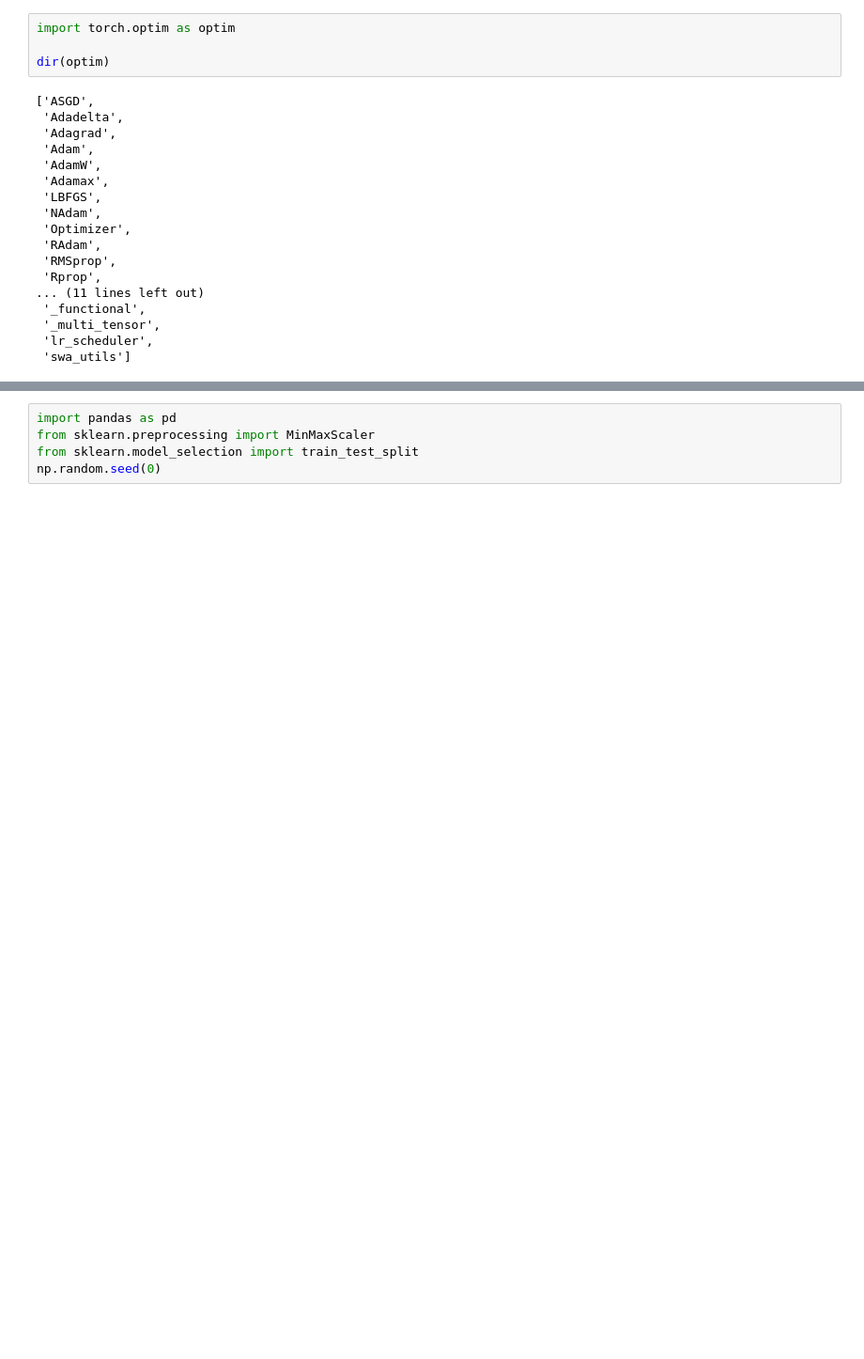
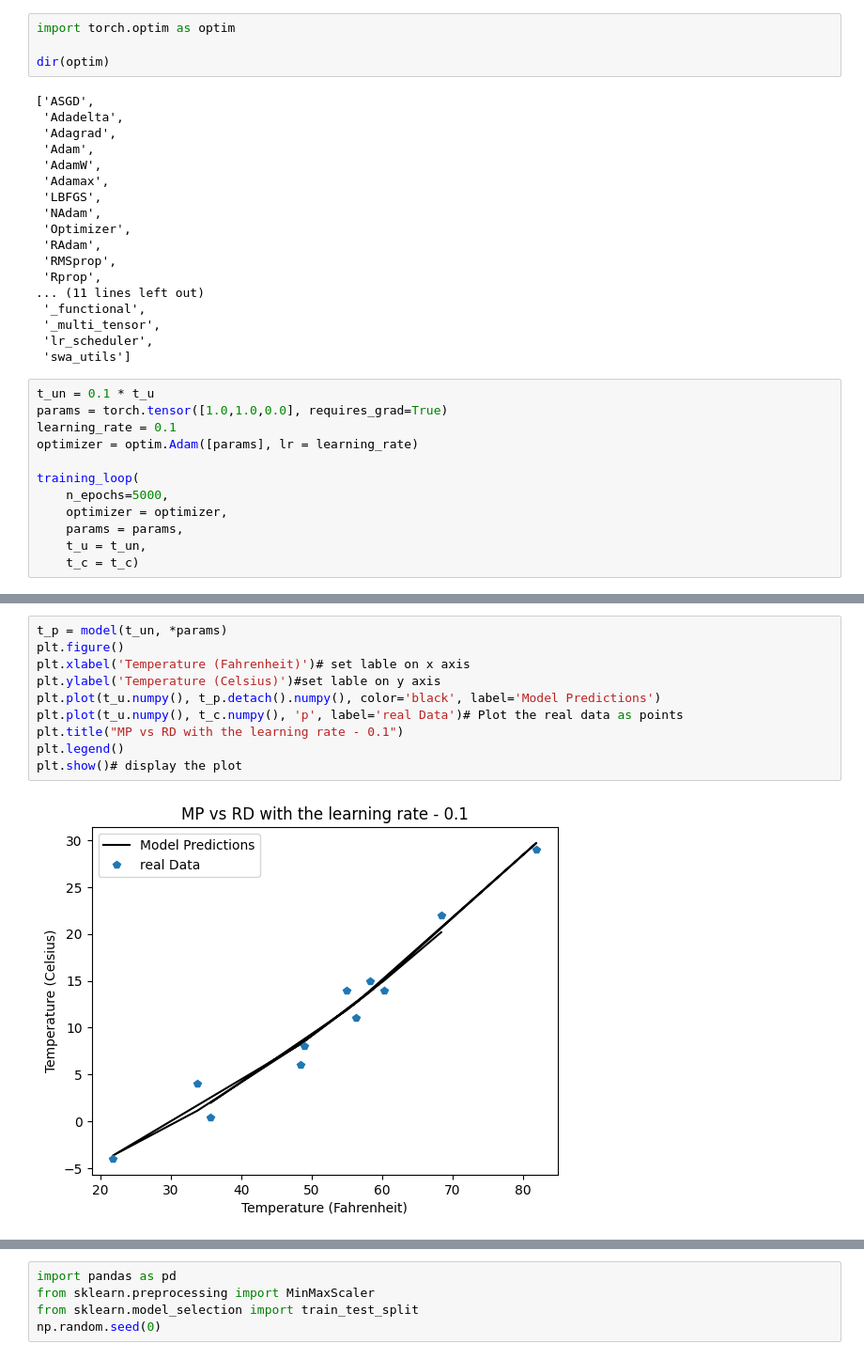
Before and after one commit to saivenkat2309/ML_A1, a Jupyter notebook: Ass_5.ipynb, the cells around one changed output, grey strips where cells are left out. Shown: that part at 94% size. Drawn from its saved outputs; the diff is of its cells as text; blank space fills up the shorter version.

```diff
--- a/Ass_5.ipynb
+++ b/Ass_5.ipynb
@@ -52,3 +52,15 @@ dir(optim)
  '_multi_tensor',
  'lr_scheduler',
  'swa_utils']
+# %%
+t_un = 0.1 * t_u
+params = torch.tensor([1.0,1.0,0.0], requires_grad=True)
+learning_rate = 0.1
+optimizer = optim.Adam([params], lr = learning_rate)
+
+training_loop(
+    n_epochs=5000,
+    optimizer = optimizer,
+    params = params,
+    t_u = t_un,
+    t_c = t_c)
@@ -55 +79,13 @@ dir(optim)
+# %%
+t_p = model(t_un, *params)
+plt.figure()
+plt.xlabel('Temperature (Fahrenheit)')# set lable on x axis
+plt.ylabel('Temperature (Celsius)')#set lable on y axis
+plt.plot(t_u.numpy(), t_p.detach().numpy(), color='black', label='Model Predictions')
+plt.plot(t_u.numpy(), t_c.numpy(), 'p', label='real Data')# Plot the real data as points
+plt.title("MP vs RD with the learning rate - 0.1")
+plt.legend()
+plt.show()# display the plot
+# %% [output]
+[figure, added]
 # %%
```
Also changed, not shown: parts of 101 cells of this notebook.
